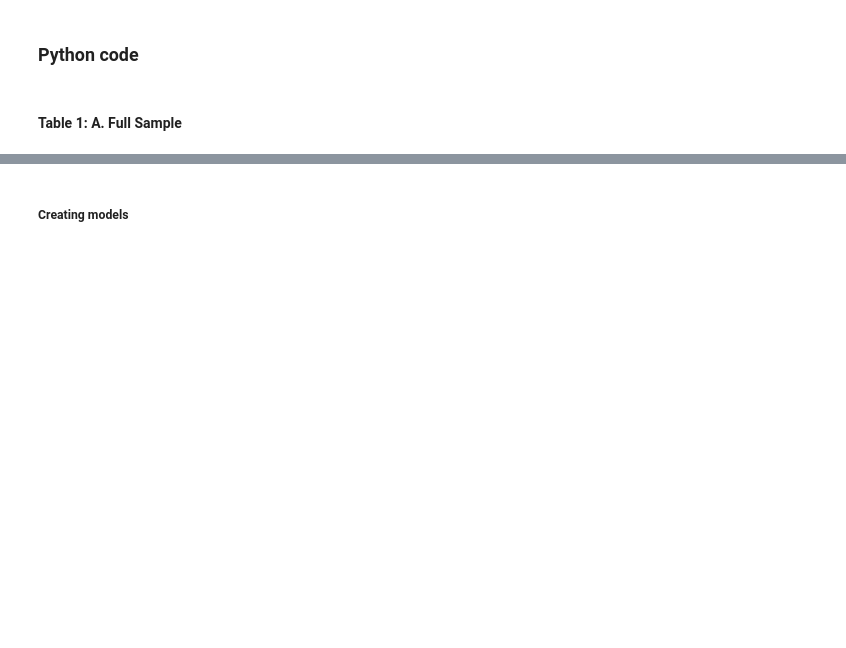
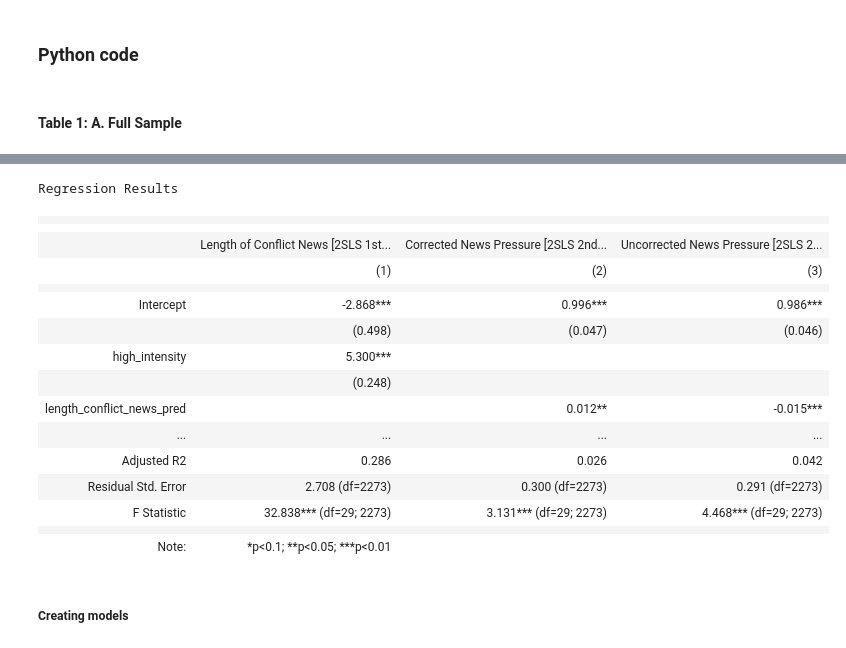
Before and after one commit to Udzf/Israel-Palestine, a Jupyter notebook: Econ_table_1_test.ipynb, the cells around one changed output, grey strips where cells are left out. Drawn from its saved outputs; the diff is of its cells as text; code cells hidden in the pictures; blank space fills up the shorter version.

```diff
--- a/Econ_table_1_test.ipynb
+++ b/Econ_table_1_test.ipynb
@@ -38,10 +38,13 @@ from stargazer.stargazer import Stargazer
 link_replication_file1 = 'https://raw.githubusercontent.com/Udzf/Israel-Palestine/refs/heads/main/replication_file1.csv'
 link_replication_file2 = 'https://raw.githubusercontent.com/Udzf/Israel-Palestine/refs/heads/main/replication_file2.csv'
 link_replication_file3 = 'https://raw.githubusercontent.com/Udzf/Israel-Palestine/refs/heads/main/replication_file3.csv'
+daily_np_scraped = 'https://raw.githubusercontent.com/Udzf/Israel-Palestine/refs/heads/main/Clean%20Databases/daily_df_09012025_0830.csv'
+
 
 replication_file1 = pd.read_csv(link_replication_file1)
 replication_file2 = pd.read_csv(link_replication_file2)
 replication_file3 = pd.read_csv(link_replication_file3)
+daily_np_scraped = pd.read_csv(daily_np_scraped)
 # %% [markdown]
 # Replication
 # %% [markdown]
@@ -100,3 +203,62 @@ outreg2 using "$tables/table_1b.xls", append ctitle("Uncorr NP, 2SLS") keep(leng
+# %%
+# Data table 1
+# Drop missing values from the relevant columns
+data_table_1 = replication_file1_test.copy()
+relevant_columns = ['avg_corrected_pressure', 'avg_uncorrected_pressure', 'length_conflict_news', 'high_intensity', 'month', 'year', 'dow', 'monthyear', 'occurrence_t_y', 'occurrence_pal_t_y' ]
+df = data_table_1[relevant_columns].dropna()
+
+# Restrict sample to only include certain observations
+df = df[(df['occurrence_t_y'] == 1) | (df['occurrence_pal_t_y'] == 1)].copy()
+
+# Define the first-stage formula
+first_stage_formula = 'length_conflict_news ~ high_intensity + C(month) + C(year) + C(dow)'
+
+# Run the first-stage regression
+first_stage = smf.ols(first_stage_formula, data=df).fit()
+
+# Use the predicted values from the first stage
+df['length_conflict_news_pred'] = first_stage.predict(df)
+
+# Define the second-stage formula (corrected)
+second_stage_formula_corrected = 'avg_corrected_pressure ~ length_conflict_news_pred + C(month) + C(year) + C(dow)'
+
+# Run the second-stage regression
+second_stage_corrected = smf.ols(second_stage_formula_corrected, data=df).fit()
+
+
+# Define the second-stage formula
+second_stage_formula_uncorrected = 'avg_uncorrected_pressure ~ length_conflict_news_pred + C(month) + C(year) + C(dow)'
+
+# Run the second-stage regression
+second_stage_uncorrected = smf.ols(second_stage_formula_uncorrected, data=df).fit()
+# %%
+# @title
+stargazer = Stargazer([first_stage, second_stage_corrected, second_stage_uncorrected])
+
+# Customize the output as needed
+stargazer.covariate_order(['Intercept', 'high_intensity', 'length_conflict_news_pred'])
+stargazer.title("Regression Results")
+stargazer.custom_columns(["Length of Conflict News [2SLS 1st stage]", "Corrected News Pressure [2SLS 2nd stage]", "Uncorrected News Pressure [2SLS 2nd stage]"], [1, 1, 1])
+
+stargazer
+# %% [output]
+Regression Results
+|  |  |  |  |
+|  |
+|  | Length of Conflict News [2SLS 1st... | Corrected News Pressure [2SLS 2nd... | Uncorrected News Pressure [2SLS 2... |
+|  | (1) | (2) | (3) |
+|  |  |  |  |
+| Intercept | -2.868*** | 0.996*** | 0.986*** |
+|  | (0.498) | (0.047) | (0.046) |
+| high_intensity | 5.300*** |  |  |
+|  | (0.248) |  |  |
+| length_conflict_news_pred |  | 0.012** | -0.015*** |
+| ... | ... | ... | ... |
+| Adjusted R2 | 0.286 | 0.026 | 0.042 |
+| Residual Std. Error | 2.708 (df=2273) | 0.300 (df=2273) | 0.291 (df=2273) |
+| F Statistic | 32.838*** (df=29; 2273) | 3.131*** (df=29; 2273) | 4.468*** (df=29; 2273) |
+|  |  |  |  |
+| Note: | *p<0.1; **p<0.05; ***p<0.01 |  |  |
 # %% [markdown]
 ##### Creating models
 # %%
```
Also changed, not shown: parts of 9 cells of this notebook.
